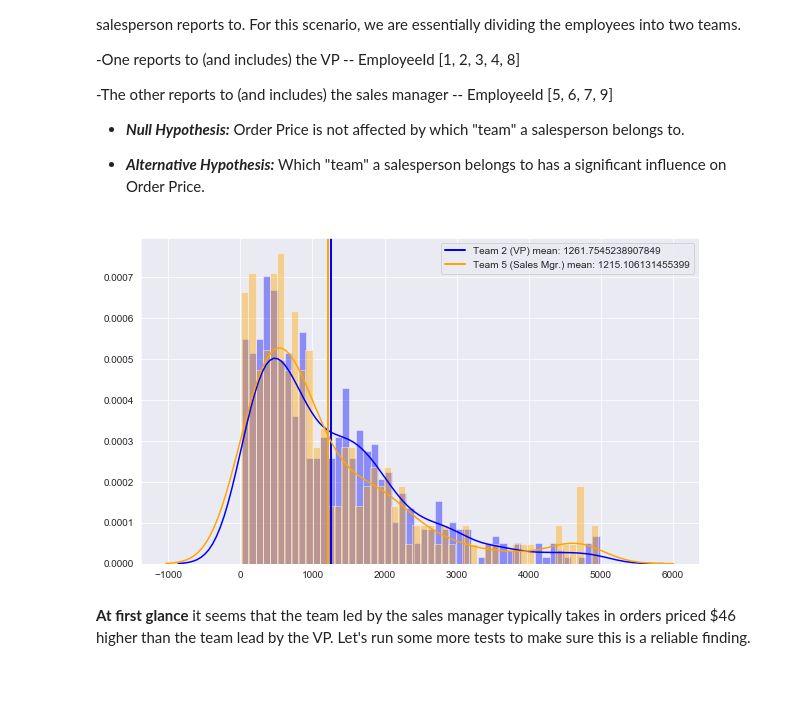
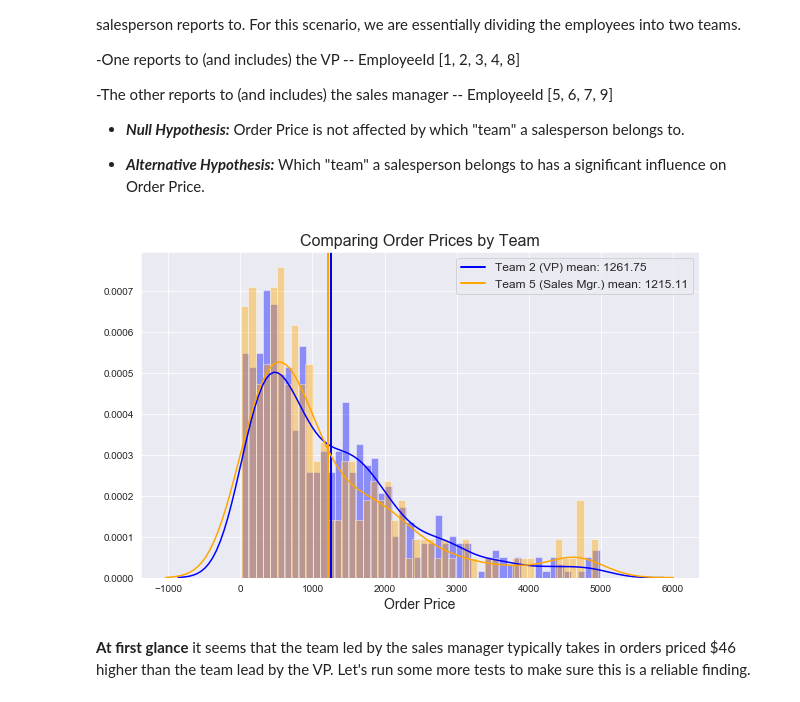
Before and after one commit to magnawhale/dsc-mod-3-project-online-ds-ft-051319, a Jupyter notebook: question_02.ipynb, the cells around one changed output. Drawn from its saved outputs; the diff is of its cells as text; code cells hidden in the pictures.

```diff
--- a/question_02.ipynb
+++ b/question_02.ipynb
@@ -350,18 +350,20 @@ for i in employee_sales_df.index:
 # %%
 # Plot histograms comparing the two teams
 plt.figure(figsize=(10,6))
 
-mu2 = np.mean(team_2)
+mu2 = round(np.mean(team_2), 2)
 plt.axvline(mu2, linewidth=2, color='blue', label=f'Team 2 (VP) mean: {mu2}')
 sns.distplot(team_2, bins=50, color='blue')
 
-mu5 = np.mean(team_5)
+mu5 = round(np.mean(team_5), 2)
 plt.axvline(mu5, linewidth=2, color='orange', label=f'Team 5 (Sales Mgr.) mean: {mu5}')
 sns.distplot(team_5, bins=50, color='orange')
 
-plt.legend();
+plt.legend(fontsize=12)
+plt.title('Comparing Order Prices by Team', fontsize=16)
+plt.xlabel('Order Price', fontsize=14);
 # %% [output]
-[figure, old version]
+[figure, new version]
 # %% [markdown]
 **At first glance** it seems that the team led by the sales manager typically takes in orders priced $46 higher than the team lead by the VP. Let's run some more tests to make sure this is a reliable finding.
 # %%
```
Also changed, not shown: parts of 3 cells of this notebook, 5 other files.
